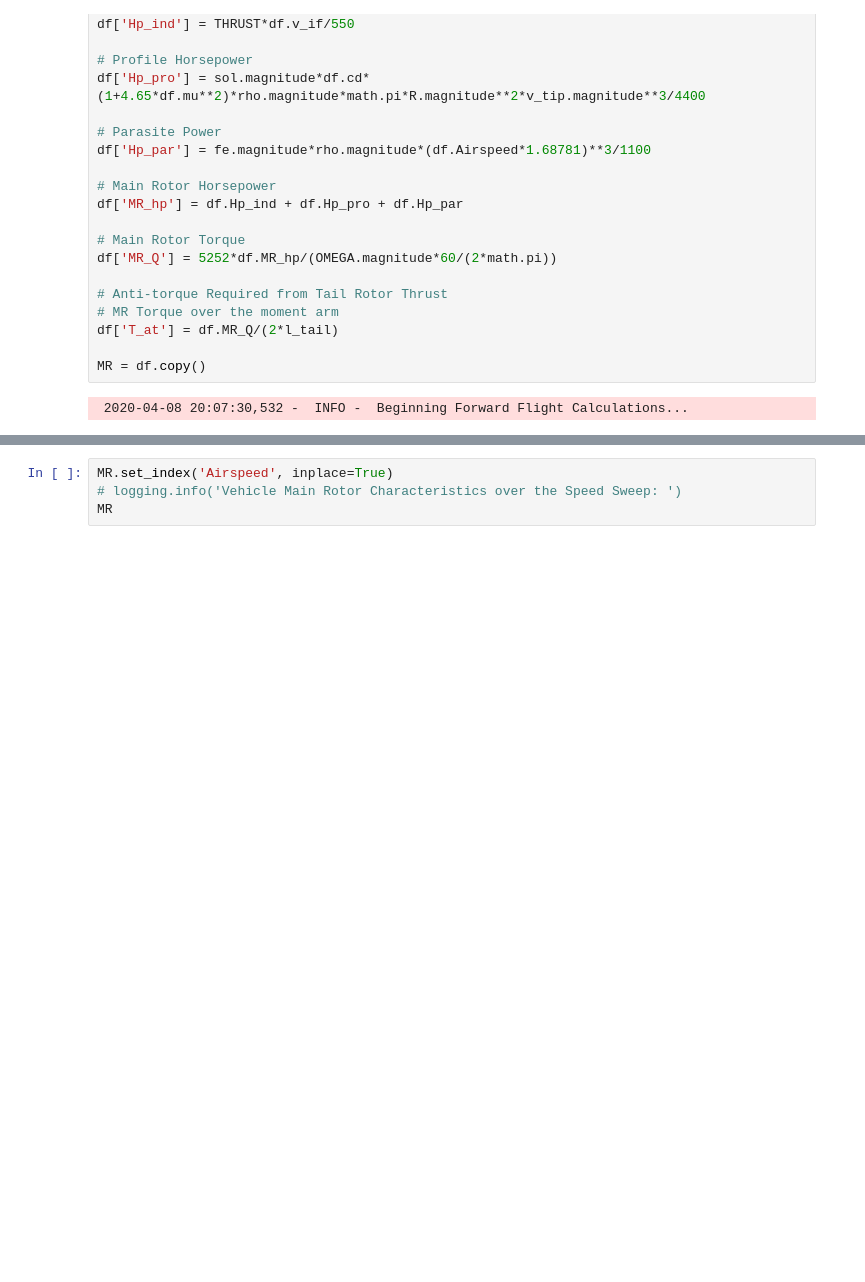
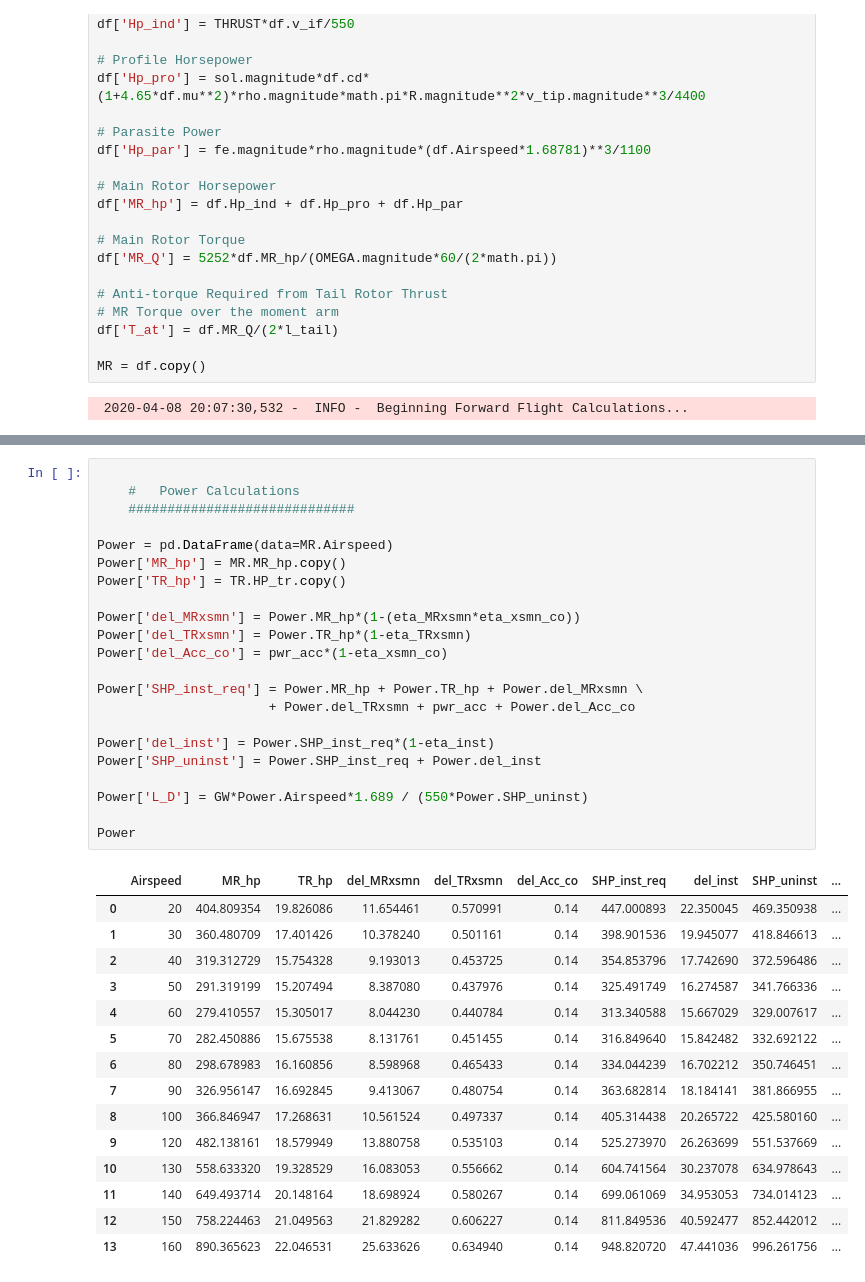
Before and after one commit to Czarified/helipypter, a Jupyter notebook: missionSim.ipynb, the cells around one changed output, grey strips where cells are left out. Drawn from its saved outputs; the diff is of its cells as text; blank space fills up the shorter version.

```diff
--- a/missionSim.ipynb
+++ b/missionSim.ipynb
@@ -521,4 +517,38 @@ TR['HP_tr'] = TR.HP_i_tr + TR.HP_pro_tr
-# %%
-MR.set_index('Airspeed', inplace=True)
-# logging.info('Vehicle Main Rotor Characteristics over the Speed Sweep: ')
-MR
+# %%
+
+    #   Power Calculations
+    #############################
+
+Power = pd.DataFrame(data=MR.Airspeed)
+Power['MR_hp'] = MR.MR_hp.copy()
+Power['TR_hp'] = TR.HP_tr.copy()
+
+Power['del_MRxsmn'] = Power.MR_hp*(1-(eta_MRxsmn*eta_xsmn_co))
+Power['del_TRxsmn'] = Power.TR_hp*(1-eta_TRxsmn)
+Power['del_Acc_co'] = pwr_acc*(1-eta_xsmn_co)
+
+Power['SHP_inst_req'] = Power.MR_hp + Power.TR_hp + Power.del_MRxsmn \
+                      + Power.del_TRxsmn + pwr_acc + Power.del_Acc_co
+
+Power['del_inst'] = Power.SHP_inst_req*(1-eta_inst)
+Power['SHP_uninst'] = Power.SHP_inst_req + Power.del_inst
+
+Power['L_D'] = GW*Power.Airspeed*1.689 / (550*Power.SHP_uninst)
+
+Power
+# %% [output]
+|  | Airspeed | MR_hp | TR_hp | del_MRxsmn | del_TRxsmn | del_Acc_co | SHP_inst_req | del_inst | SHP_uninst | ... |
+| 0 | 20 | 404.809354 | 19.826086 | 11.654461 | 0.570991 | 0.14 | 447.000893 | 22.350045 | 469.350938 | ... |
+| 1 | 30 | 360.480709 | 17.401426 | 10.378240 | 0.501161 | 0.14 | 398.901536 | 19.945077 | 418.846613 | ... |
+| 2 | 40 | 319.312729 | 15.754328 | 9.193013 | 0.453725 | 0.14 | 354.853796 | 17.742690 | 372.596486 | ... |
+| 3 | 50 | 291.319199 | 15.207494 | 8.387080 | 0.437976 | 0.14 | 325.491749 | 16.274587 | 341.766336 | ... |
+| 4 | 60 | 279.410557 | 15.305017 | 8.044230 | 0.440784 | 0.14 | 313.340588 | 15.667029 | 329.007617 | ... |
+| 5 | 70 | 282.450886 | 15.675538 | 8.131761 | 0.451455 | 0.14 | 316.849640 | 15.842482 | 332.692122 | ... |
+| 6 | 80 | 298.678983 | 16.160856 | 8.598968 | 0.465433 | 0.14 | 334.044239 | 16.702212 | 350.746451 | ... |
+| 7 | 90 | 326.956147 | 16.692845 | 9.413067 | 0.480754 | 0.14 | 363.682814 | 18.184141 | 381.866955 | ... |
+| 8 | 100 | 366.846947 | 17.268631 | 10.561524 | 0.497337 | 0.14 | 405.314438 | 20.265722 | 425.580160 | ... |
+| 9 | 120 | 482.138161 | 18.579949 | 13.880758 | 0.535103 | 0.14 | 525.273970 | 26.263699 | 551.537669 | ... |
+| 10 | 130 | 558.633320 | 19.328529 | 16.083053 | 0.556662 | 0.14 | 604.741564 | 30.237078 | 634.978643 | ... |
+| 11 | 140 | 649.493714 | 20.148164 | 18.698924 | 0.580267 | 0.14 | 699.061069 | 34.953053 | 734.014123 | ... |
+| 12 | 150 | 758.224463 | 21.049563 | 21.829282 | 0.606227 | 0.14 | 811.849536 | 40.592477 | 852.442012 | ... |
+| 13 | 160 | 890.365623 | 22.046531 | 25.633626 | 0.634940 | 0.14 | 948.820720 | 47.441036 | 996.261756 | ... |
```
Also changed, not shown: parts of 3 cells of this notebook.
